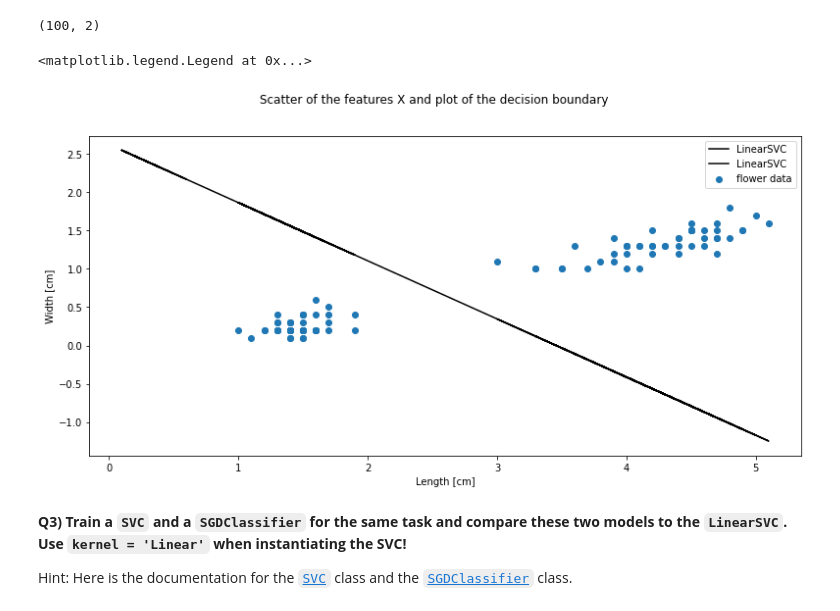
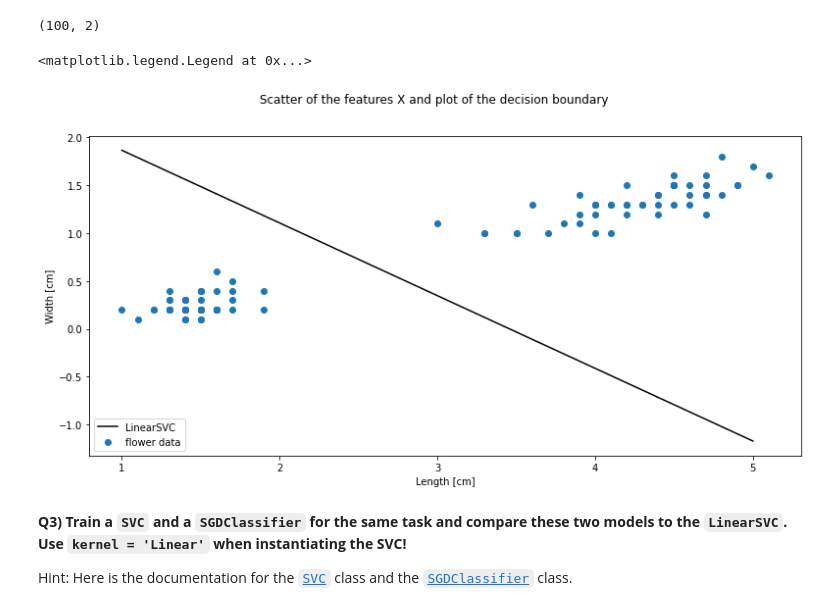
Before and after one commit to CReis93/2022_ML_Earth_Env_Sci, a Jupyter notebook: Copie_de_Copie_de_S3_1_SVM.ipynb, the cells around one changed output. Saved outputs shown, nothing was run; the diff lists cells and outputs as text; code cells hidden in the pictures.

```diff
--- a/Copie_de_Copie_de_S3_1_SVM.ipynb
+++ b/Copie_de_Copie_de_S3_1_SVM.ipynb
@@ -100,25 +100,29 @@ X.shape
 # %%
 # On the same figure: Scatter the features X and plot the decision boundary
 # Don't forget to label the axes and add a legend to your figure
 import matplotlib.pyplot as plt
+import numpy as np
 
 fig, ax = plt.subplots(figsize=(13,6))
 
 # Set figure title and axis labels
 fig.suptitle('Scatter of the features X and plot of the decision boundary')
 ax.set_xlabel("Length [cm]")
 ax.set_ylabel("Width [cm]")
 
 ax.scatter(X[:, 0], X[:, 1],label='flower data')
 
-y_bound = -((W[0]*X+I)/W[1])
+#y_bound = -((W[0]*X+I)/W[1])
 
-ax.plot(X,y_bound,c='Black',label='LinearSVC')
+x = np.linspace(1,5,100)
+y_bound = -((W[0]*x+I)/W[1])
+
+ax.plot(x,y_bound,c='Black',label='LinearSVC')
 
 ax.legend()
 # %% [output]
 <matplotlib.legend.Legend at 0x...>
-[figure, old version]
+[figure, new version]
 # %% [markdown]
 **Q3) Train a `SVC` and a `SGDClassifier` for the same task and compare these two models to the `LinearSVC`. Use `kernel = 'Linear'` when instantiating the SVC!**
 
```
Also changed, not shown: parts of 6 cells of this notebook.
